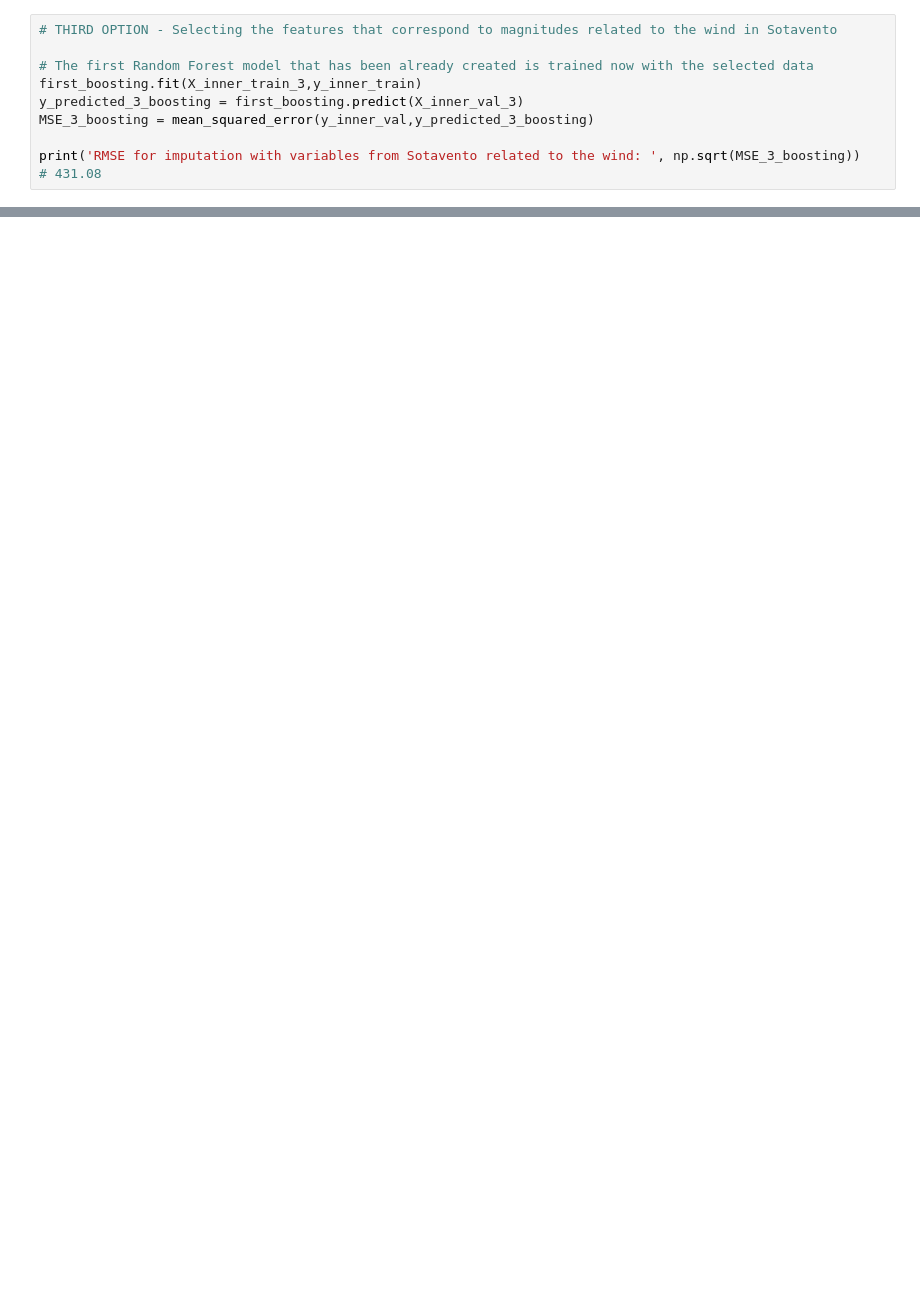
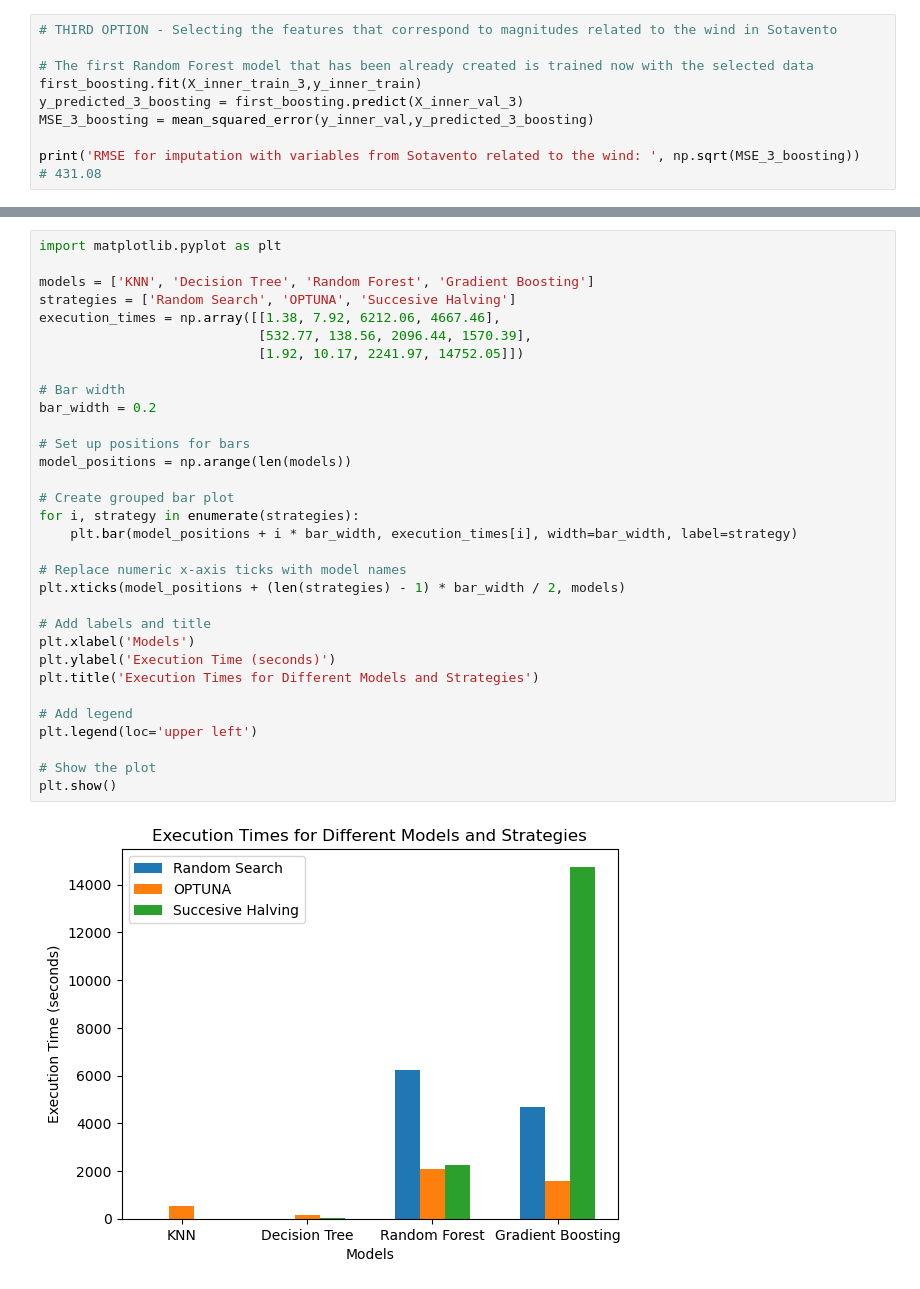
Before and after one commit to mariaferrerom/Big-Data-Intellicenge, a Jupyter notebook: copia_lara.ipynb, the cells around one changed output, grey strips where cells are left out. Cells and saved outputs as stored; diff of their text form; blank space fills up the shorter version.

```diff
--- a/copia_lara.ipynb
+++ b/copia_lara.ipynb
@@ -1459,0 +1728,34 @@ The training time is included in the table just to demonstrate that the more com
+# %%
+import matplotlib.pyplot as plt
+
+models = ['KNN', 'Decision Tree', 'Random Forest', 'Gradient Boosting']
+strategies = ['Random Search', 'OPTUNA', 'Succesive Halving']
+execution_times = np.array([[1.38, 7.92, 6212.06, 4667.46],
+                            [532.77, 138.56, 2096.44, 1570.39],
+                            [1.92, 10.17, 2241.97, 14752.05]])
+
+# Bar width
+bar_width = 0.2
+
+# Set up positions for bars
+model_positions = np.arange(len(models))
+
+# Create grouped bar plot
+for i, strategy in enumerate(strategies):
+    plt.bar(model_positions + i * bar_width, execution_times[i], width=bar_width, label=strategy)
+
+# Replace numeric x-axis ticks with model names
+plt.xticks(model_positions + (len(strategies) - 1) * bar_width / 2, models)
+
+# Add labels and title
+plt.xlabel('Models')
+plt.ylabel('Execution Time (seconds)')
+plt.title('Execution Times for Different Models and Strategies')
+
+# Add legend
+plt.legend(loc='upper left')
+
+# Show the plot
+plt.show()
+# %% [output]
+[figure, added]
```
Also changed, not shown: parts of 65 cells of this notebook.
